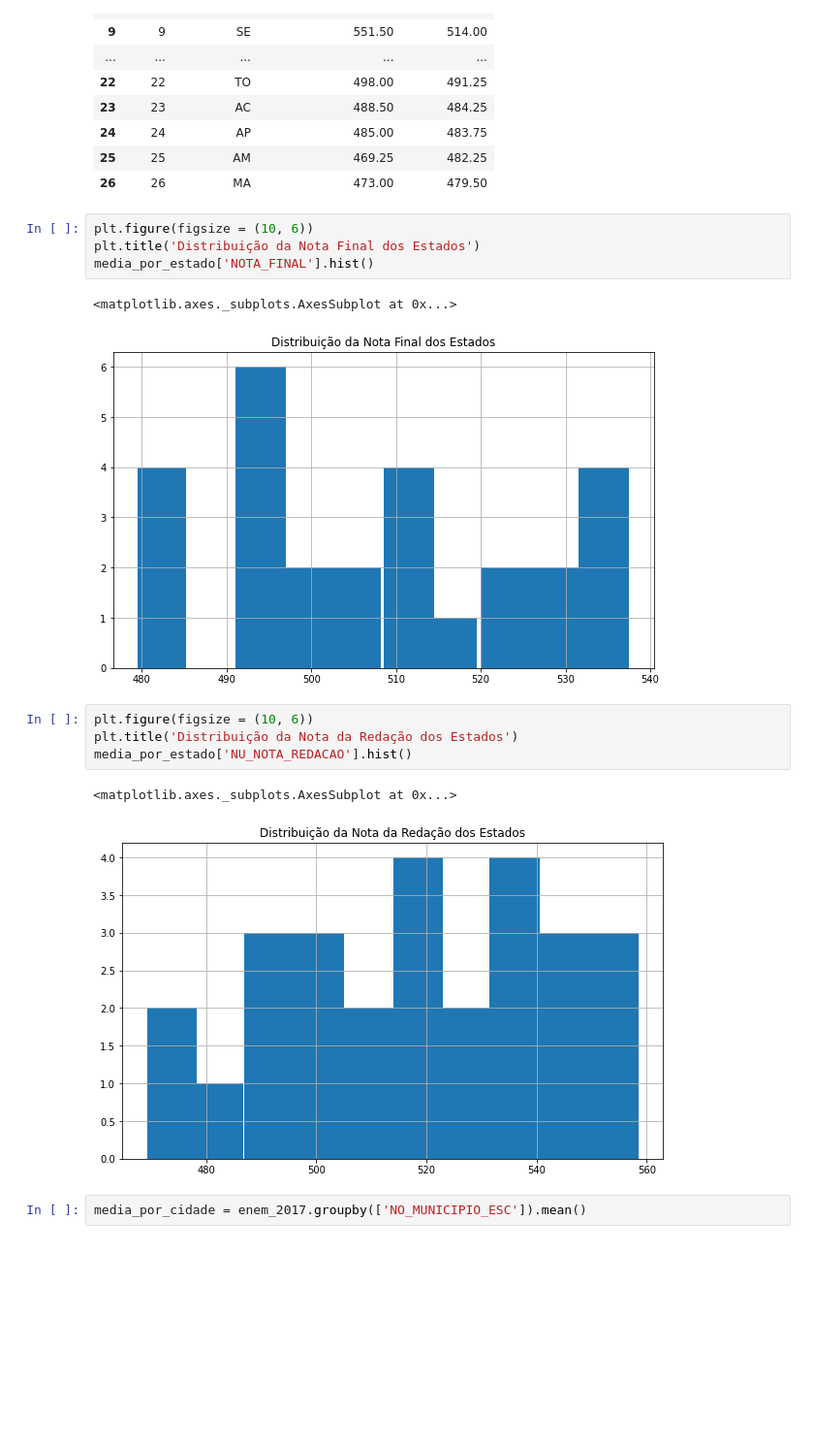
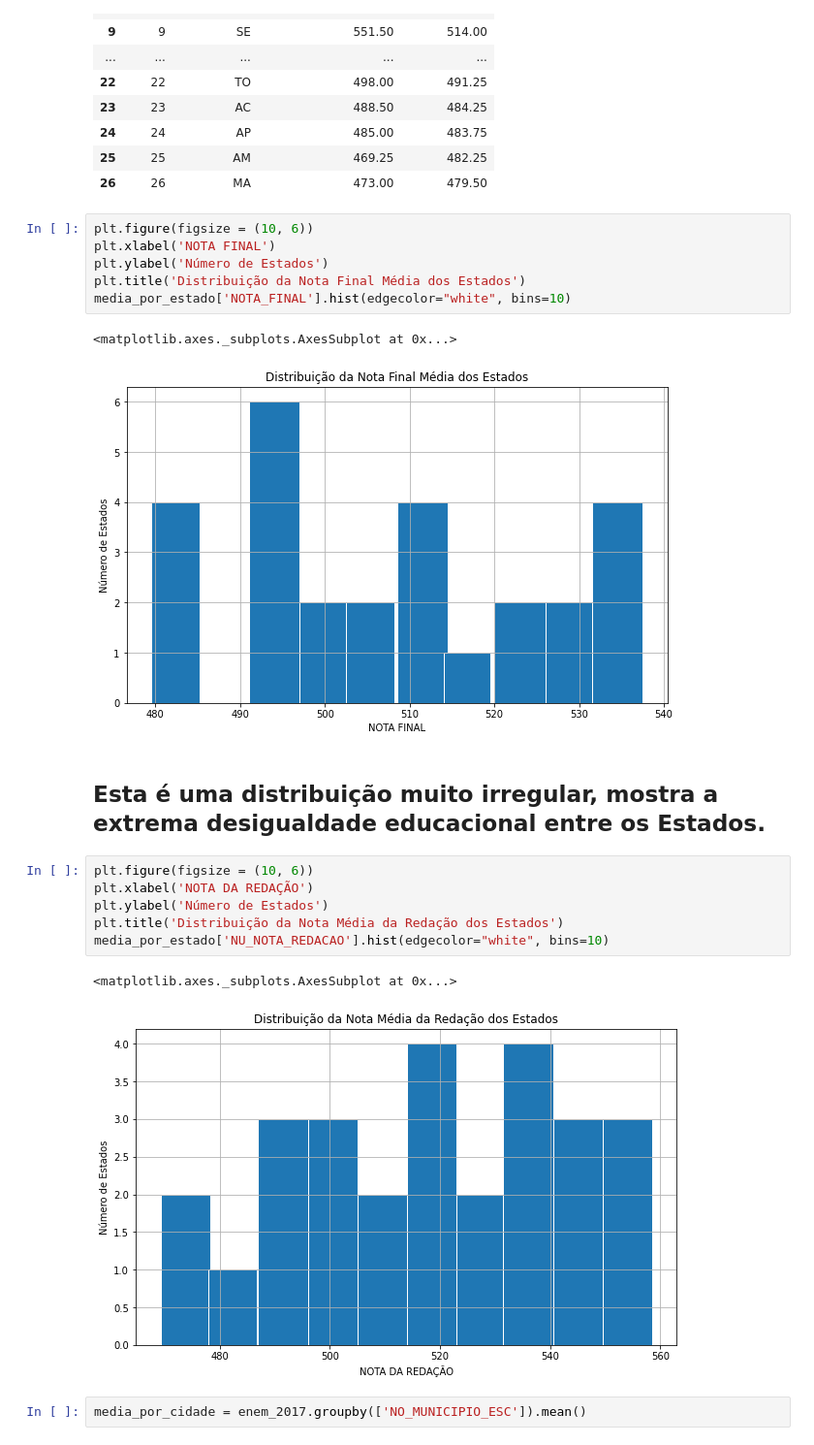
Before and after one commit to audreymoreira/case_ENEM_2017, a Jupyter notebook: Vistas_do_ENEM_2017.ipynb, the cells around one changed output. Shown: that part at 97% size. Cells and saved outputs as stored; diff of their text form; blank space fills up the shorter version.

```diff
--- a/Vistas_do_ENEM_2017.ipynb
+++ b/Vistas_do_ENEM_2017.ipynb
@@ -338,18 +384,24 @@ media_por_estado.sort_values(by='NOTA_FINAL', ascending=False).reset_index()
 | 26 | 26 | MA | 473.00 | 479.50 |
 # %%
 plt.figure(figsize = (10, 6))
-plt.title('Distribuição da Nota Final dos Estados')
-media_por_estado['NOTA_FINAL'].hist()
+plt.xlabel('NOTA FINAL')
+plt.ylabel('Número de Estados')
+plt.title('Distribuição da Nota Final Média dos Estados')
+media_por_estado['NOTA_FINAL'].hist(edgecolor="white", bins=10)
 # %% [output]
 <matplotlib.axes._subplots.AxesSubplot at 0x...>
-[figure, old version]
+[figure, new version]
+# %% [markdown]
+## Esta é uma distribuição muito irregular, mostra a extrema desigualdade educacional entre os Estados.
 # %%
 plt.figure(figsize = (10, 6))
-plt.title('Distribuição da Nota da Redação dos Estados')
-media_por_estado['NU_NOTA_REDACAO'].hist()
+plt.xlabel('NOTA DA REDAÇÃO')
+plt.ylabel('Número de Estados')
+plt.title('Distribuição da Nota Média da Redação dos Estados')
+media_por_estado['NU_NOTA_REDACAO'].hist(edgecolor="white", bins=10)
 # %% [output]
 <matplotlib.axes._subplots.AxesSubplot at 0x...>
-[figure, old version]
+[figure, new version]
 # %%
 media_por_cidade = enem_2017.groupby(['NO_MUNICIPIO_ESC']).mean()
 # %%
```
Also changed, not shown: parts of 10 cells of this notebook.
